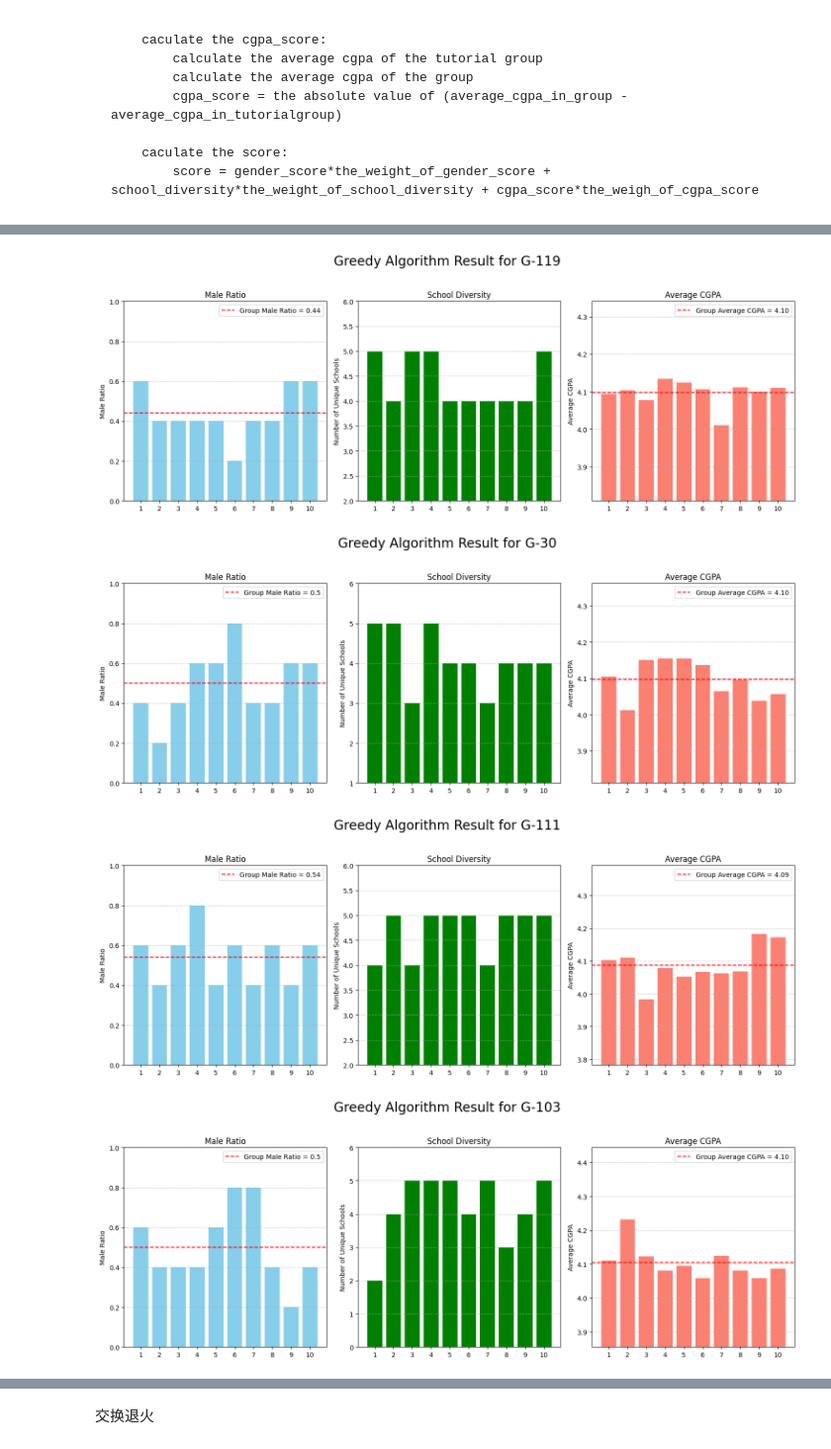
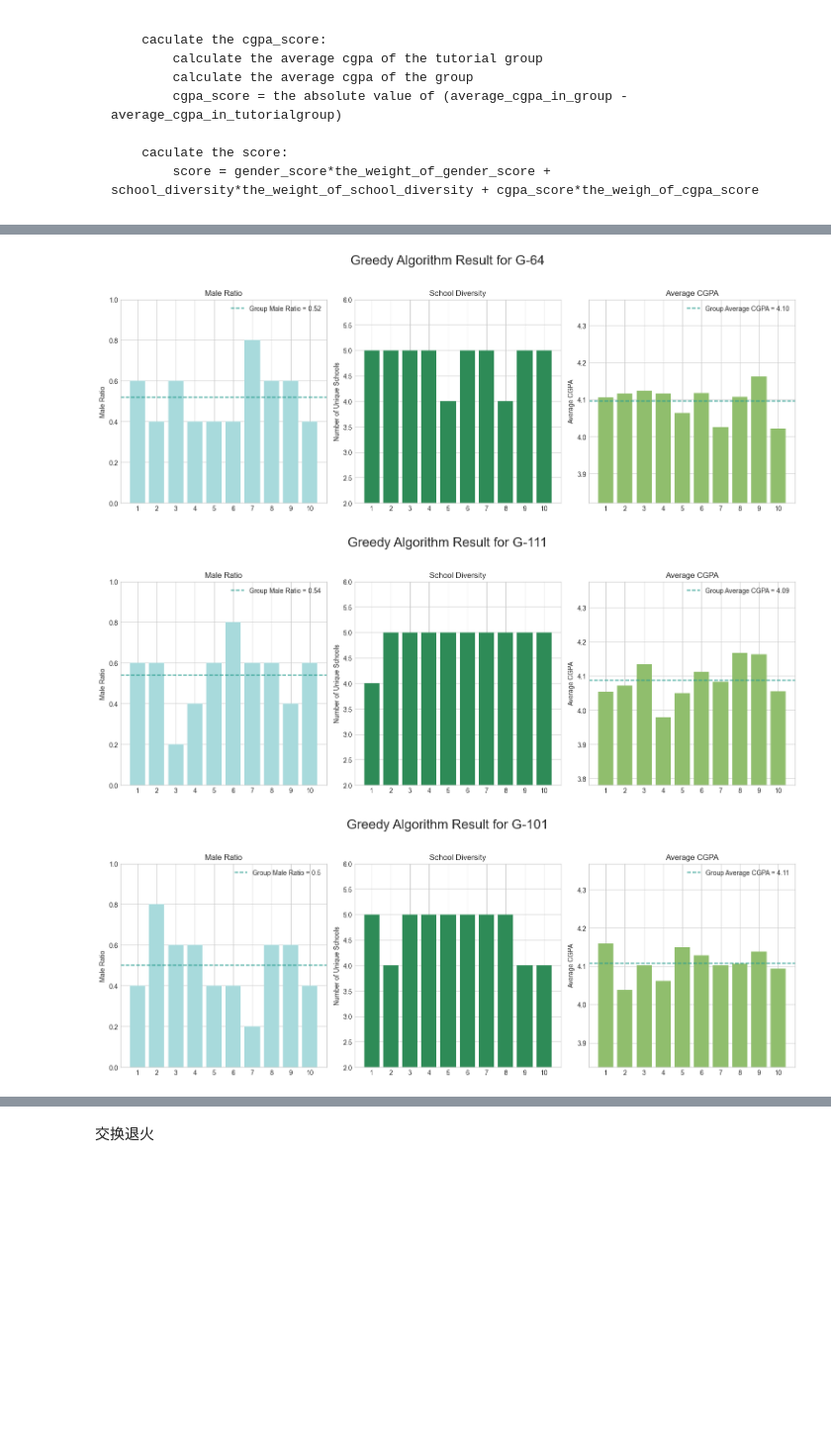
Before and after one commit to yujingyao-dev/NTU_SC1003_mini_project_25S1, a Jupyter notebook: FEL2_Team4_YuJingyao/MainEditing_1106_YuJingyao.ipynb, the cells around one changed output, grey strips where cells are left out. Shown: that part at 99% size. Cells and saved outputs as stored; diff of their text form; code cells hidden in the pictures; blank space fills up the shorter version.

```diff
--- a/FEL2_Team4_YuJingyao/MainEditing_1106_YuJingyao.ipynb
+++ b/FEL2_Team4_YuJingyao/MainEditing_1106_YuJingyao.ipynb
@@ -31 +78,7 @@ GP_SIZE = 50
+# %%
+GP_SIZE = 50
+RANDOM_SEED = 42
+random.seed(RANDOM_SEED) # 这是随机种子，确保我们所有的随机过程可以复现
+DEFAULT_WEIGHTS = {'Gender': 0.4, 'School':0.1, 'CGPA':0.5}
+plt.style.use('seaborn-v0_8-whitegrid') # 定义画图的风格，让图表更美观
 # %% [markdown]
@@ -330,7 +376,7 @@ def hierarchical_grouping(gp:list):
     sorted_layers = sorted(stratified_groups.items(), key=lambda x:len(x[1])) #此处x：(('学院','性别'),[student1,student2,...])；按稀有度排序
     return sorted_layers
 
-def allocate_first_student(groups:dict[int:Group], sorted_layers, number_of_groups)->int:
+def allocate_first_student(tutorialgroup:TutorialGroup, groups:dict[int:Group], sorted_layers, number_of_groups, method="entropy")->int:
     count = 0 # 记录分了几个人
     # 为每个小组分配第一个人
     for layer_key, students in sorted_layers:
@@ -344,6 +390,9 @@ def allocate_first_student(groups:dict[int:Group], sorted_layers, number_of_grou
             groups[target].groupmate.append(target_student) # 将该学生加入小组
             count += 1
             # print(f"将层级{layer_key}的学生分到第{target}组")
+    # 更新分数
+    for i in range(1, number_of_groups+1):
+        groups[i].score = calc_score(groups[i].groupmate, tutorialgroup, method)
     return count
 
 def stratified_grouping(tutorialgroup:TutorialGroup, group_size:int, number_of_groups:int, method="entropy"):
@@ -352,10 +401,7 @@ def stratified_grouping(tutorialgroup:TutorialGroup, group_size:int, number_of_g
 
     # 分层并为每组分配第一个同学, 同时记录已经分配的人数
     sorted_layers = hierarchical_grouping(tutorialgroup_students)
-    count = allocate_first_student(groups, sorted_layers, number_of_groups)
-    # 更新分数
-    for i in range(1, number_of_groups+1):
-        groups[i].score = calc_score(groups[i].groupmate, tutorialgroup, method)
+    count = allocate_first_student(tutorialgroup, groups, sorted_layers, number_of_groups, method)
 
     for student in tutorialgroup_students:
         # 对于已经分好组的同学，直接跳过
@@ -435,33 +481,34 @@ Group score: 0.35
 # %%
 # 画小组男性比例
 def plot_group_male_ratio(axis, group_labels, male_ratios, gp_male_ratio):
-    axis.bar(group_labels, male_ratios, color='skyblue')
-    axis.axhline(y=gp_male_ratio, color='red', linestyle='--', label=f'Group Male Ratio = {gp_male_ratio}')
+    axis.bar(group_labels, male_ratios, color='#a8dadc')
+    axis.axhline(y=gp_male_ratio, color='#2a9d8f', linestyle='--', label=f'Group Male Ratio = {gp_male_ratio}')
     axis.set_title('Male Ratio')
     axis.set_ylim(0, 1)
     axis.set_ylabel('Male Ratio')
     axis.legend()
-    axis.grid(axis='y', linestyle='--', alpha=0.7)
+    axis.grid(True)
 
 # 画小组院校数量
 def plot_group_school_ratio(axis, group_labels, school_ratios):
     unique_school_counts = [len(school_ratio) for school_ratio in school_ratios]
-    axis.bar(group_labels, unique_school_counts, color='green')
+    axis.bar(group_labels, unique_school_counts, color='seagreen')
     axis.set_title('School Diversity')
     axis.set_ylim(max(0, min(unique_school_counts)-2), max(unique_school_counts)+1)
     axis.set_ylabel('Number of Unique Schools')
-    axis.grid(axis='y', linestyle='--', alpha=0.7)
+    axis.grid(True)
 
 # 画小组平均CGPA
 def plot_group_cgpa(axis, group_labels, avg_cgpas, gp_avg_cgpa):
-    axis.bar(group_labels, avg_cgpas, color='salmon')
-    axis.axhline(y=gp_avg_cgpa, color='red', linestyle='--', label=f'Group Average CGPA = {gp_avg_cgpa:.2f}')
+    axis.bar(group_labels, avg_cgpas, color='#90be6d')
+    axis.axhline(y=gp_avg_cgpa, color='#2a9d8f', linestyle='--', label=f'Group Average CGPA = {gp_avg_cgpa:.2f}')
     axis.set_title('Average CGPA')
     axis.set_ylim(min(avg_cgpas) * 0.95, max(avg_cgpas) * 1.05)
     axis.set_ylabel('Average CGPA')
     axis.legend()
-    axis.grid(axis='y', linestyle='--', alpha=0.7)
+    axis.grid(True)
 
+# 将上述三幅图画到一起
 def plot_group_distribution(tutorialgroup:TutorialGroup, title="Greedy Algorithm Result"):
     groups = tutorialgroup.groups
     tutorialgroup_id = tutorialgroup.group_id
@@ -482,17 +529,17 @@ def plot_group_distribution(tutorialgroup:TutorialGroup, title="Greedy Algorithm
     plot_group_cgpa(axes[2], group_labels, avg_cgpas, gp_avg_cgpa)
 
     plt.tight_layout(rect=[0, 0.05, 1, 0.95])
-    plt.show()
 # %%
+# 测试：随机选出3组并画出初次分组后的结果
+random.seed(RANDOM_SEED)
 dataset = read_csv("records.csv")
 calc_weights(dataset)
 tg_list = [t for t in dataset.values()]
-random_tg = random.sample(tg_list, 5)
+random_tg = random.sample(tg_list, 3)
 for tg in random_tg:
     stratified_grouping(tg, group_size=5, number_of_groups=10)
     plot_group_distribution(tg)
 # %% [output]
-[figure, old version]
+[figure, new version]
-[figure, old version]
+[figure, new version]
-[figure, old version]
+[figure, new version]
-[figure, removed]
```
Also changed, not shown: parts of 31 cells of this notebook, 1 other file.
